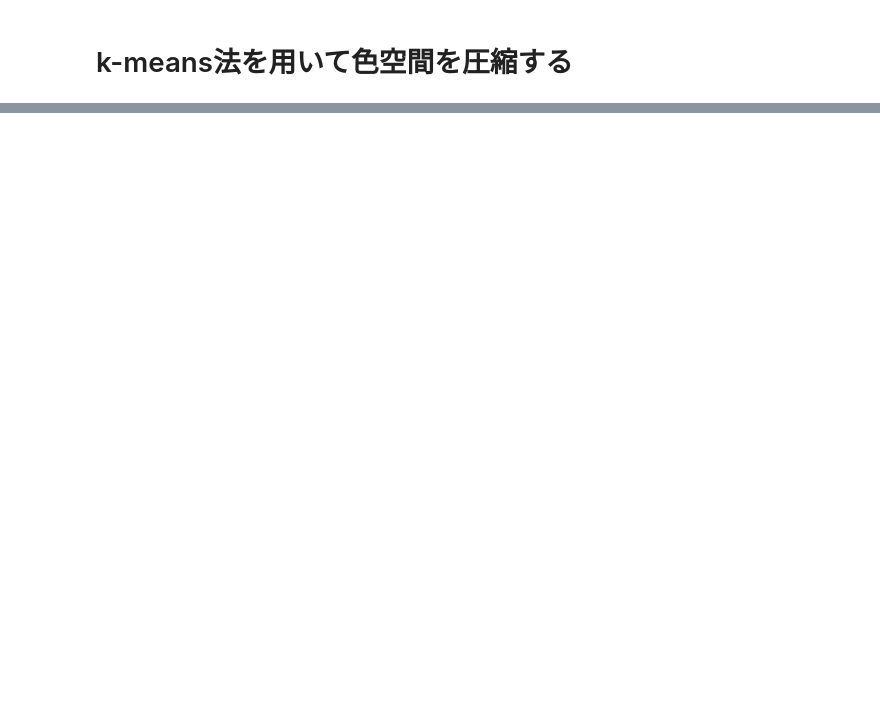
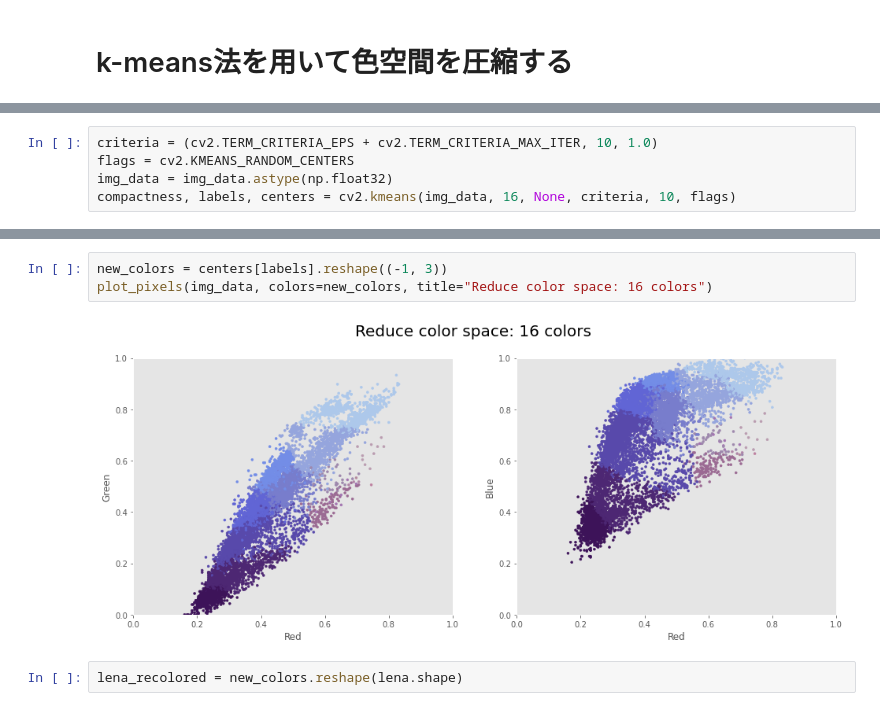
Before and after one commit to dam-crtl/opencv, a Jupyter notebook: chap8-4.ipynb, the cells around one changed output, grey strips where cells are left out. Cells and saved outputs as stored; diff of their text form; blank space fills up the shorter version.

```diff
--- a/chap8-4.ipynb
+++ b/chap8-4.ipynb
@@ -15,0 +47,5 @@ NameError: name 'X' is not defined
+# %%
+criteria = (cv2.TERM_CRITERIA_EPS + cv2.TERM_CRITERIA_MAX_ITER, 10, 1.0)
+flags = cv2.KMEANS_RANDOM_CENTERS
+img_data = img_data.astype(np.float32)
+compactness, labels, centers = cv2.kmeans(img_data, 16, None, criteria, 10, flags)
@@ -15,0 +71,7 @@ NameError: name 'X' is not defined
+# %%
+new_colors = centers[labels].reshape((-1, 3))
+plot_pixels(img_data, colors=new_colors, title="Reduce color space: 16 colors")
+# %% [output]
+[figure, added]
+# %%
+lena_recolored = new_colors.reshape(lena.shape)
```
Also changed, not shown: parts of 11 cells of this notebook.
